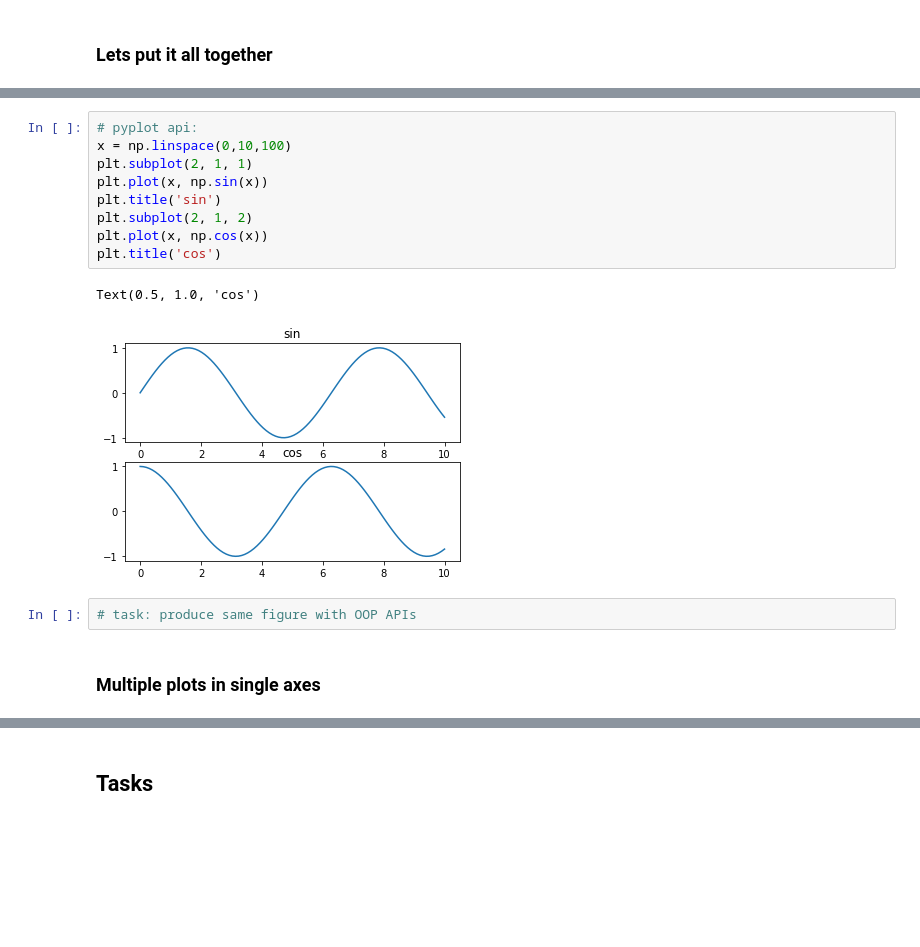
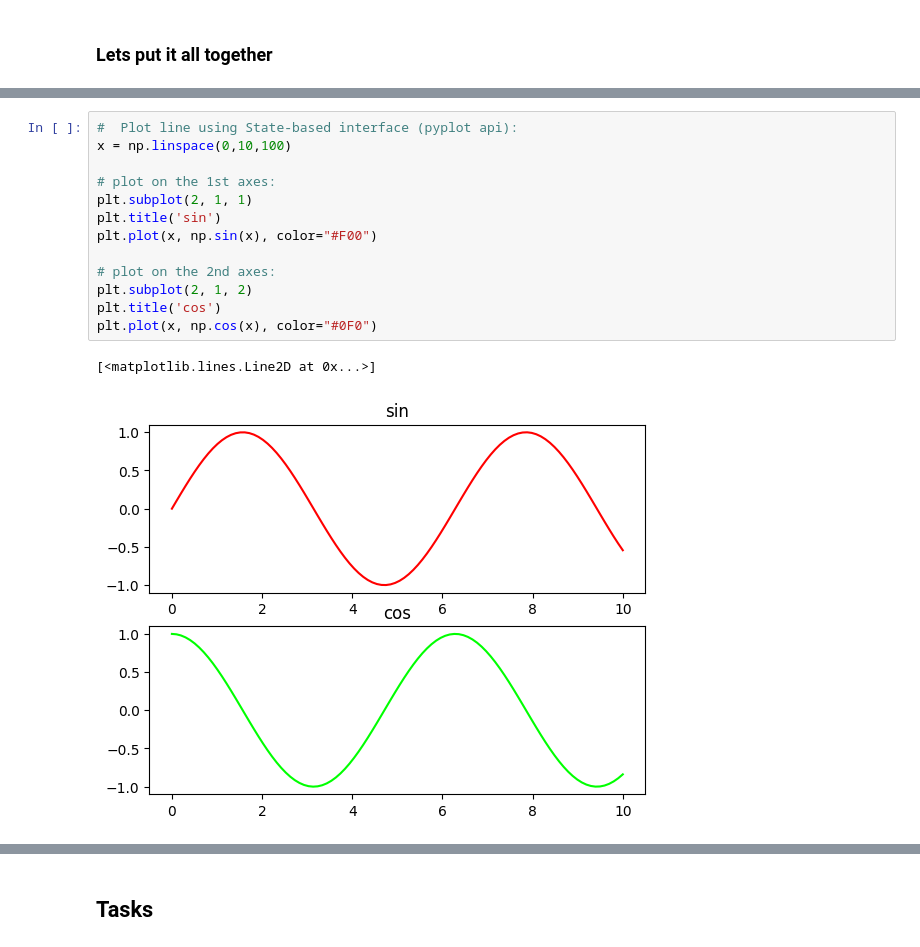
Before and after one commit to ProgressBG-Python-Course/JupyterNotebooksExamples, a Jupyter notebook: Notebooks/matplotlib_pandas_seaborn/matplotlib_intro.ipynb, the cells around one changed output, grey strips where cells are left out. Drawn from its saved outputs; the diff is of its cells as text; blank space fills up the shorter version.

```diff
--- a/Notebooks/matplotlib_pandas_seaborn/matplotlib_intro.ipynb
+++ b/Notebooks/matplotlib_pandas_seaborn/matplotlib_intro.ipynb
@@ -211,16 +305,16 @@ Reference: [api](https://matplotlib.org/stable/api/index.html)
 # %%
-# pyplot api:
+#  Plot line using State-based interface (pyplot api):
 x = np.linspace(0,10,100)
+
+# plot on the 1st axes:
 plt.subplot(2, 1, 1)
-plt.plot(x, np.sin(x))
 plt.title('sin')
+plt.plot(x, np.sin(x), color="#F00")
+
+# plot on the 2nd axes:
 plt.subplot(2, 1, 2)
-plt.plot(x, np.cos(x))
 plt.title('cos')
+plt.plot(x, np.cos(x), color="#0F0")
 # %% [output]
-Text(0.5, 1.0, 'cos')
+[<matplotlib.lines.Line2D at 0x...>]
-[figure, old version]
+[figure, new version]
-# %%
-# task: produce same figure with OOP APIs
-# %% [markdown]
-### Multiple plots in single axes
```
Also changed, not shown: parts of 34 cells of this notebook, 4 other files.
